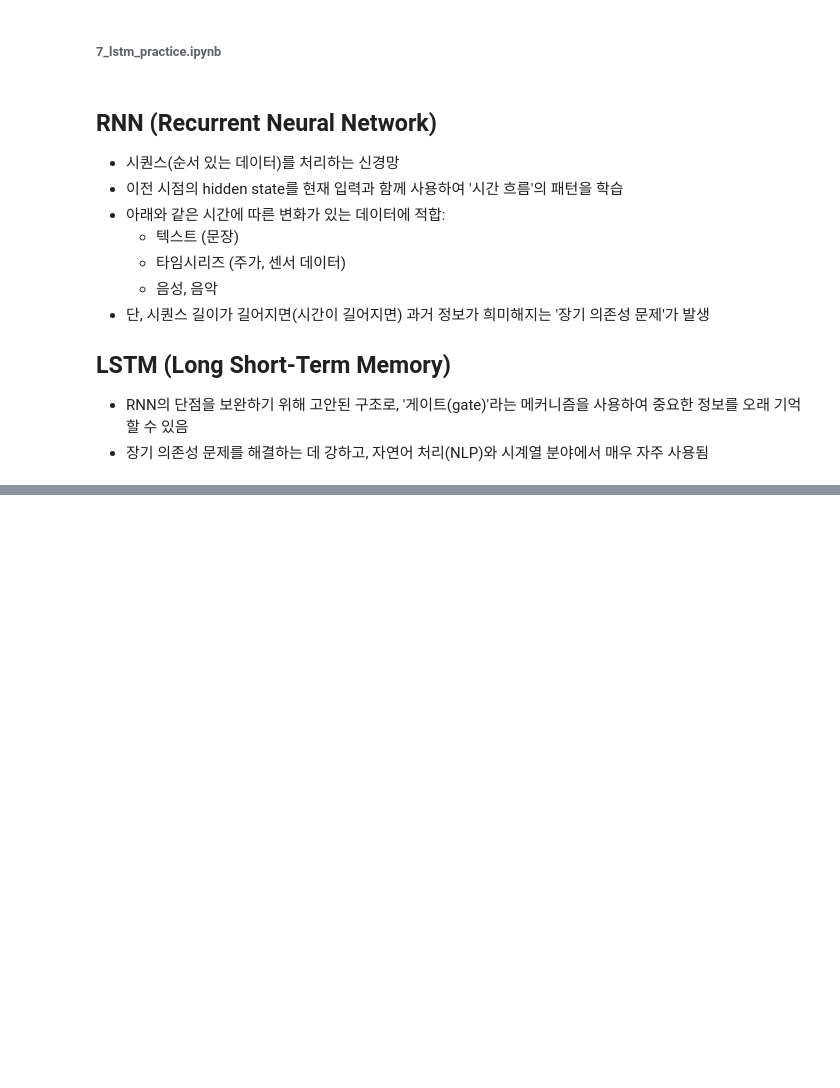
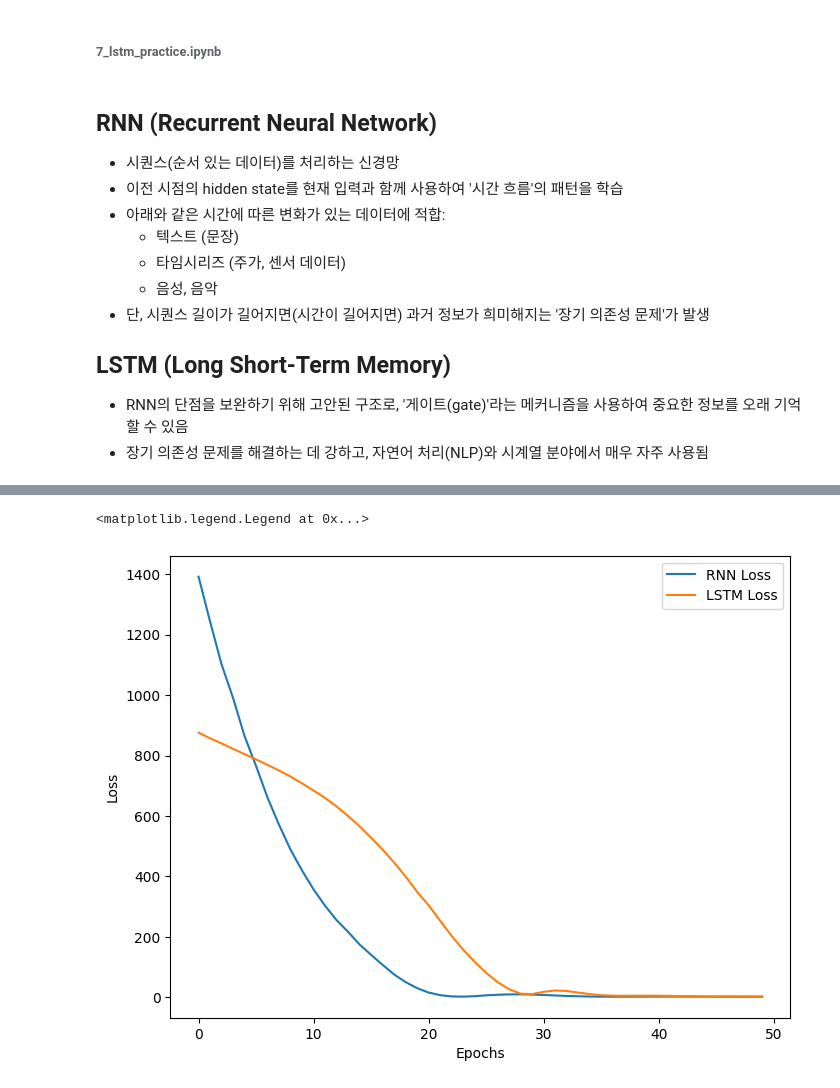
Before and after one commit to sjlimiei25/AI-Prediction, a Jupyter notebook: deep_learning/7_lstm_practice.ipynb, the cells around one changed output, grey strips where cells are left out. Drawn from its saved outputs; the diff is of its cells as text; code cells hidden in the pictures; blank space fills up the shorter version.

Commit message:
RNN/LSTM 실습 2

```diff
--- a/deep_learning/7_lstm_practice.ipynb
+++ b/deep_learning/7_lstm_practice.ipynb
@@ -39,5 +39,59 @@ print(x.shape)
 # * RNN / LSTM => (batch, timesteps, features)
 x = x.reshape(x.shape[0], x.shape[1], 1)
 # => 한 시점에 값이 1개인 1차원 데이터
+
+# * 모델 정의
+#   - RNN
+from keras.models import Sequential
+from keras.layers import SimpleRNN, Dense, LSTM
+
+model_rnn = Sequential([
+  SimpleRNN(32, activation='relu', input_shape=(x.shape[1], 1)),    # RNN층
+  Dense(1)      # 출력층
+])
+
+# * 컴파일
+model_rnn.compile(optimizer='adam', loss='mse')
+
+# * 학습
+history_rnn = model_rnn.fit(x, y, epochs=50, verbose=0)
+
+# * 예측
+test_data = np.array([[48, 49, 50]]).reshape(1, 3, 1)
+pred_rnn = model_rnn.predict(test_data)
+print(f' RNN 예측 결과 :: {pred_rnn[0][0]}')
+
+#   - LSTM
+model_lstm = Sequential([
+  LSTM(32, activation='relu', input_shape=(x.shape[1], 1)),
+  Dense(1)
+])
+
+# TODO: RNN과 동일하게 설정하여 확인
+# * 컴파일
+model_lstm.compile(optimizer='adam', loss='mse')
+# * 학습
+history_lstm = model_lstm.fit(x, y, epochs=50, verbose=0)
+# * 예측
+pred_lstm = model_lstm.predict(test_data)[0][0]
+
+print(f' LSTM 예측 결과 : {pred_lstm}')
+
+# * 손실 정보 시각화
+import matplotlib.pyplot as plt
+
+plt.figure(figsize=(8,6))
+
+plt.plot(history_rnn.history['loss'], label='RNN Loss')
+plt.plot(history_lstm.history['loss'], label='LSTM Loss')
+
+plt.xlabel("Epochs")
+plt.ylabel("Loss")
+
+plt.legend()
+
+# => 현재 데이터셋과 같이 단순한 경우 RNN과 LSTM의 차이가 잘 드러나지 않음
+#    데이터가 짧고 규칙성이 명확할 때는, 구조가 간단한 RNN이 오히려 더 좋은 예측 할 수 있음
+#    LSTM은 긴 시퀀스나 복잡한 패턴을 가진 데이터에서 더 강점을 보임
 # %% [output]
 (47, 3)
@@ -43,0 +102,2 @@ x = x.reshape(x.shape[0], x.shape[1], 1)
+<matplotlib.legend.Legend at 0x...>
+[figure, added]
```
Also changed, not shown: parts of 1 cell of this notebook.
